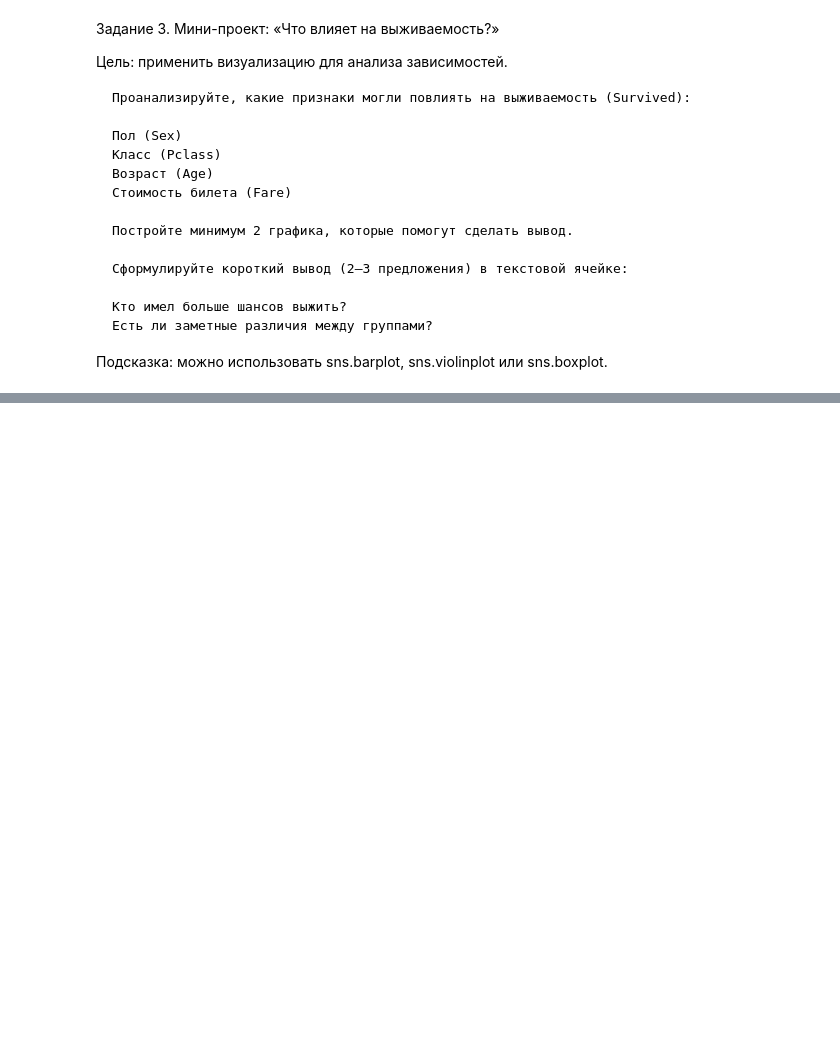
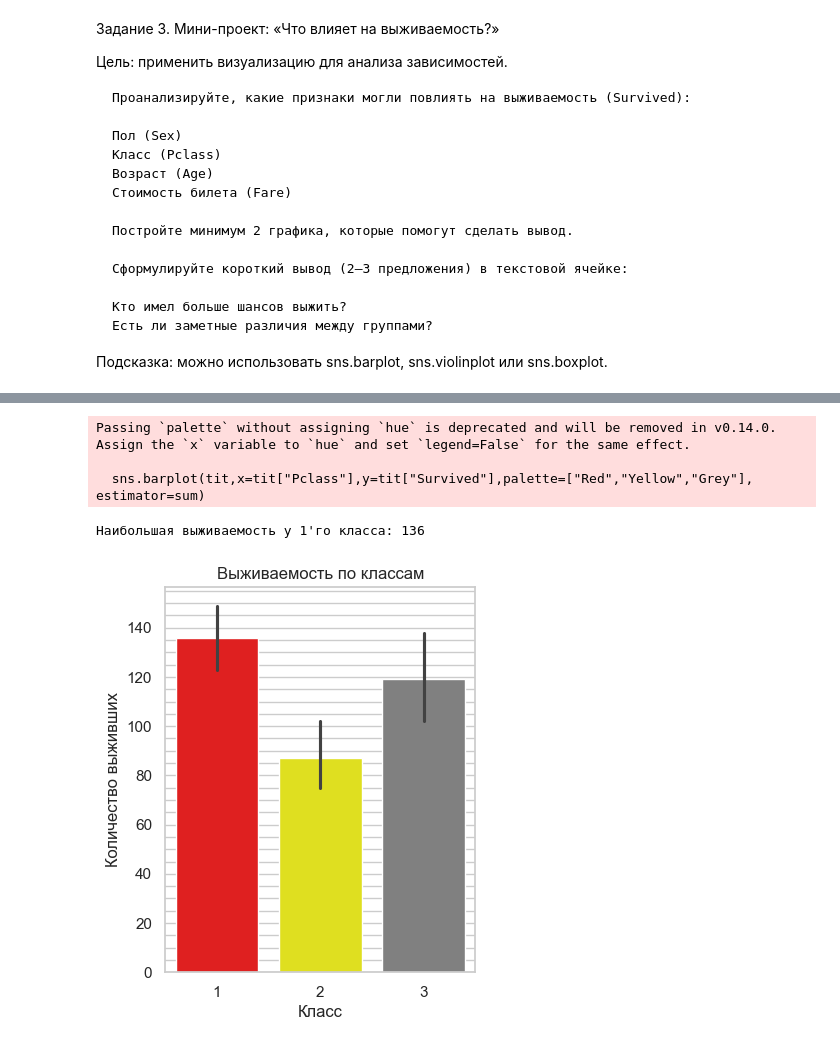
Before and after one commit to StepanPro999636/bool_bool, a Jupyter notebook: homework/homework_lesson3_Lazarenko_Stephan.ipynb, the cells around one changed output, grey strips where cells are left out. Drawn from its saved outputs; the diff is of its cells as text; code cells hidden in the pictures; blank space fills up the shorter version.

```diff
--- a/homework/homework_lesson3_Lazarenko_Stephan.ipynb
+++ b/homework/homework_lesson3_Lazarenko_Stephan.ipynb
@@ -141,0 +159,26 @@ plt.show()
+# %%
+plt.figure(figsize=[4,5])
+plt.title("Выживаемость по классам")
+plt.minorticks_on()
+plt.ylabel("Количество выживших")
+plt.yticks(np.arange(0,tit["Survived"].sum(),20))
+plt.grid(axis="y",which="minor")
+plt.xlabel("Класс")
+sns.barplot(tit,x=tit["Pclass"],y=tit["Survived"],palette=["Red","Yellow","Grey"], estimator=sum)
+
+#аналогично предыдущей диаграмме. автоматизация определения самого живучего класса
+maxlst = []
+for i in range(min(tit.groupby('Pclass')['Survived'].sum().keys()),max(tit.groupby('Pclass')['Survived'].sum().keys())+1):
+    maxlst.append(tit.groupby('Pclass')['Survived'].sum()[i])
+spis = [
+    pclass
+    for pclass, count in tit.groupby('Pclass')['Survived'].sum().to_dict().items()
+    if count == max(maxlst)
+]
+print(f"Наибольшая выживаемость у {spis[0]}'го класса: {max(maxlst)}")
+# %% [output]
+Passing `palette` without assigning `hue` is deprecated and will be removed in v0.14.0. Assign the `x` variable to `hue` and set `legend=False` for the same effect.
+
+  sns.barplot(tit,x=tit["Pclass"],y=tit["Survived"],palette=["Red","Yellow","Grey"], estimator=sum)
+Наибольшая выживаемость у 1'го класса: 136
+[figure, added]
```
Also changed, not shown: parts of 8 cells of this notebook.
